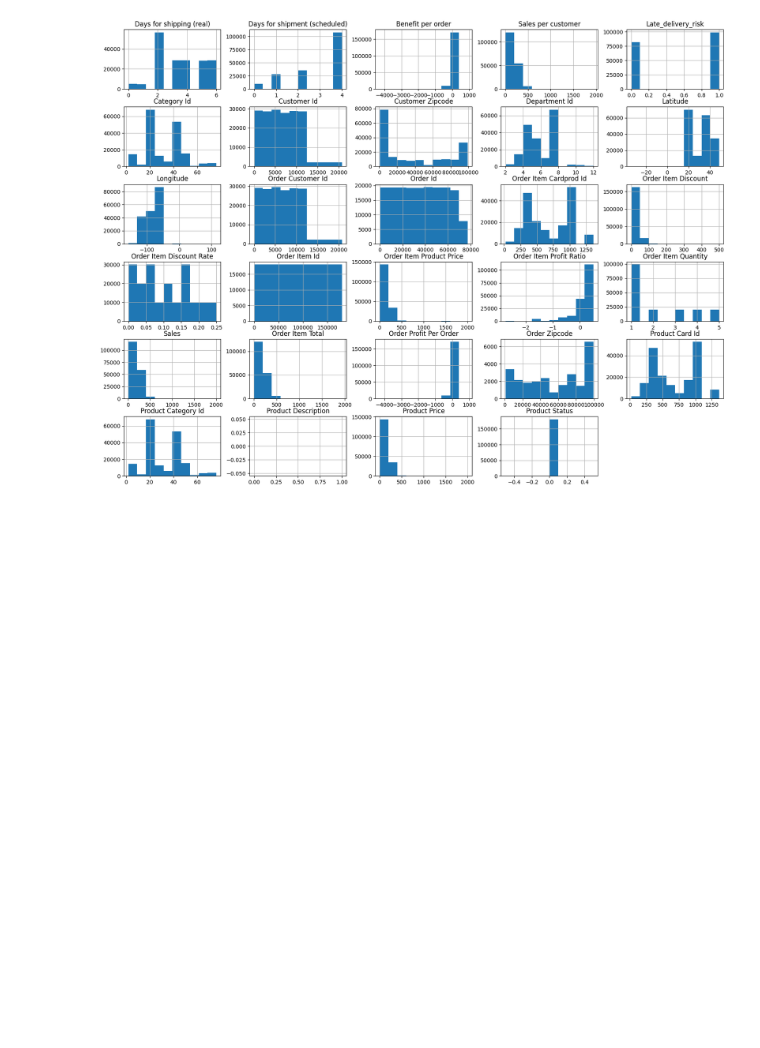
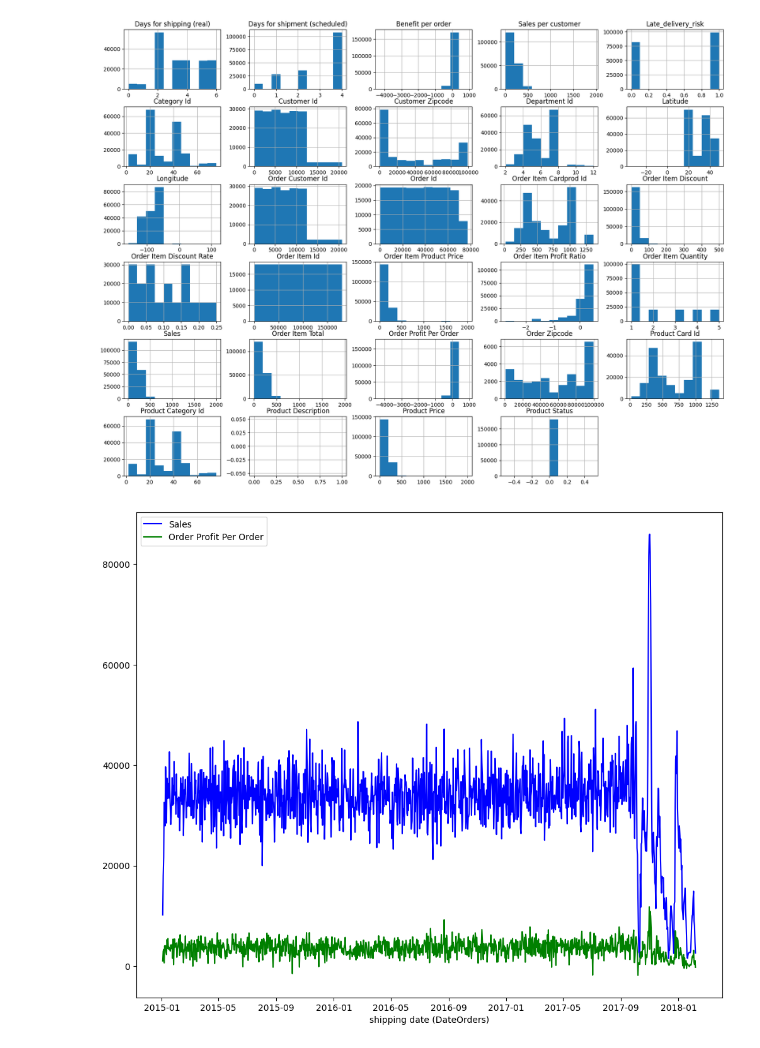
Before and after one commit to abdulqgg/Machine-Learning-Projects, a Jupyter notebook: supply chain/notebook.ipynb, the cells around one changed output. Drawn from its saved outputs; the diff is of its cells as text; code cells hidden in the pictures; blank space fills up the shorter version.

Commit message:
sales profit plot

```diff
--- a/supply chain/notebook.ipynb
+++ b/supply chain/notebook.ipynb
@@ -54,3 +54,15 @@ df.hist(figsize=(20, 15))
 plt.show()
 # %% [output]
 [figure]
+# %%
+sales = df.groupby(pd.to_datetime(df['shipping date (DateOrders)']).dt.date).agg({'Sales': 'sum'})
+profits = df.groupby(pd.to_datetime(df['shipping date (DateOrders)']).dt.date).agg({'Order Profit Per Order': 'sum'})
+
+fig, ax = plt.subplots(figsize=(12, 10))
+
+sales.plot(ax=ax, color='blue')
+profits.plot(ax=ax, color='green')
+
+plt.show()
+# %% [output]
+[figure, added]
```
